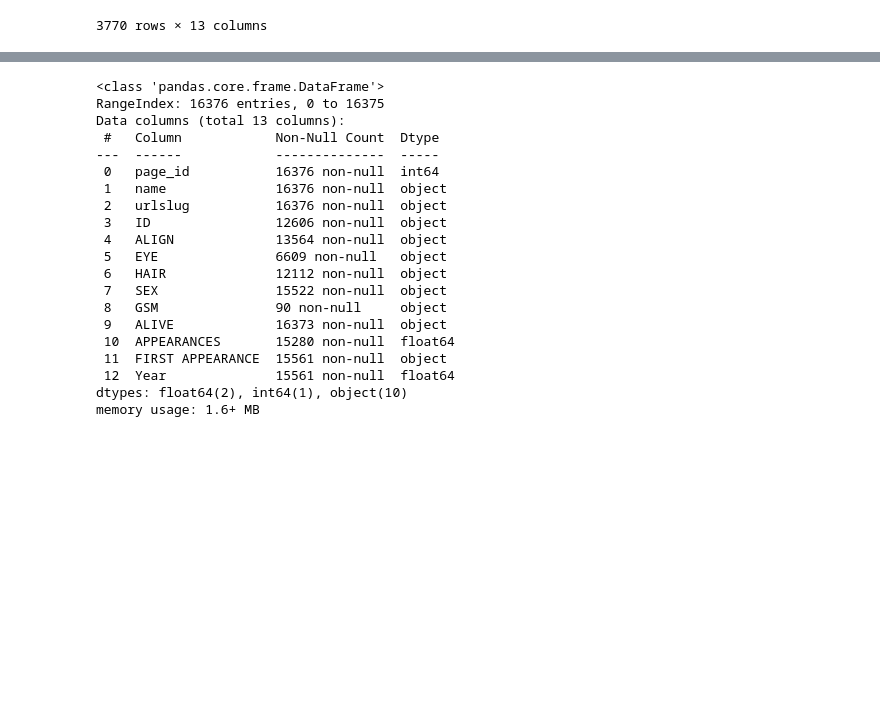
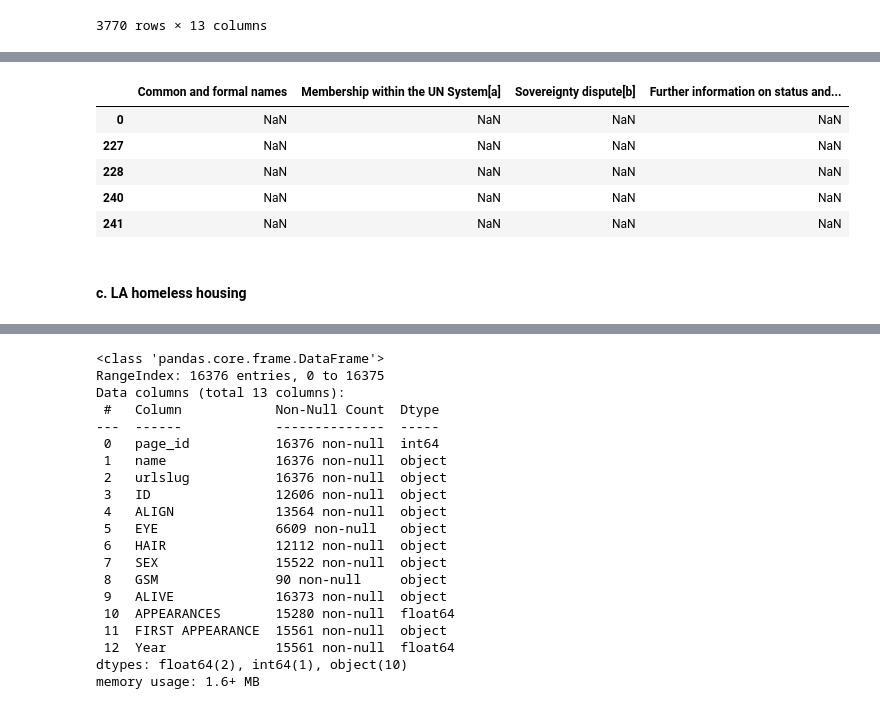
Before and after one commit to katiemarriner/lede-2021-data-module, a Jupyter notebook: answers/02-classwork-pandas-bs-documentation.ipynb, the cells around one changed output, grey strips where cells are left out. Cells and saved outputs as stored; diff of their text form; code cells hidden in the pictures; blank space fills up the shorter version.

```diff
--- a/answers/02-classwork-pandas-bs-documentation.ipynb
+++ b/answers/02-classwork-pandas-bs-documentation.ipynb
@@ -167,0 +185,11 @@ df_avengers[df_avengers['ALIGN'].isna()]
+# %%
+df_countries[0][df_countries[0]['Common and formal names'].isna()]
+# %% [output]
+|  | Common and formal names | Membership within the UN System[a] | Sovereignty dispute[b] | Further information on status and... |
+| 0 | NaN | NaN | NaN | NaN |
+| 227 | NaN | NaN | NaN | NaN |
+| 228 | NaN | NaN | NaN | NaN |
+| 240 | NaN | NaN | NaN | NaN |
+| 241 | NaN | NaN | NaN | NaN |
+# %% [markdown]
+#### c. LA homeless housing
```
Also changed, not shown: parts of 27 cells of this notebook.
